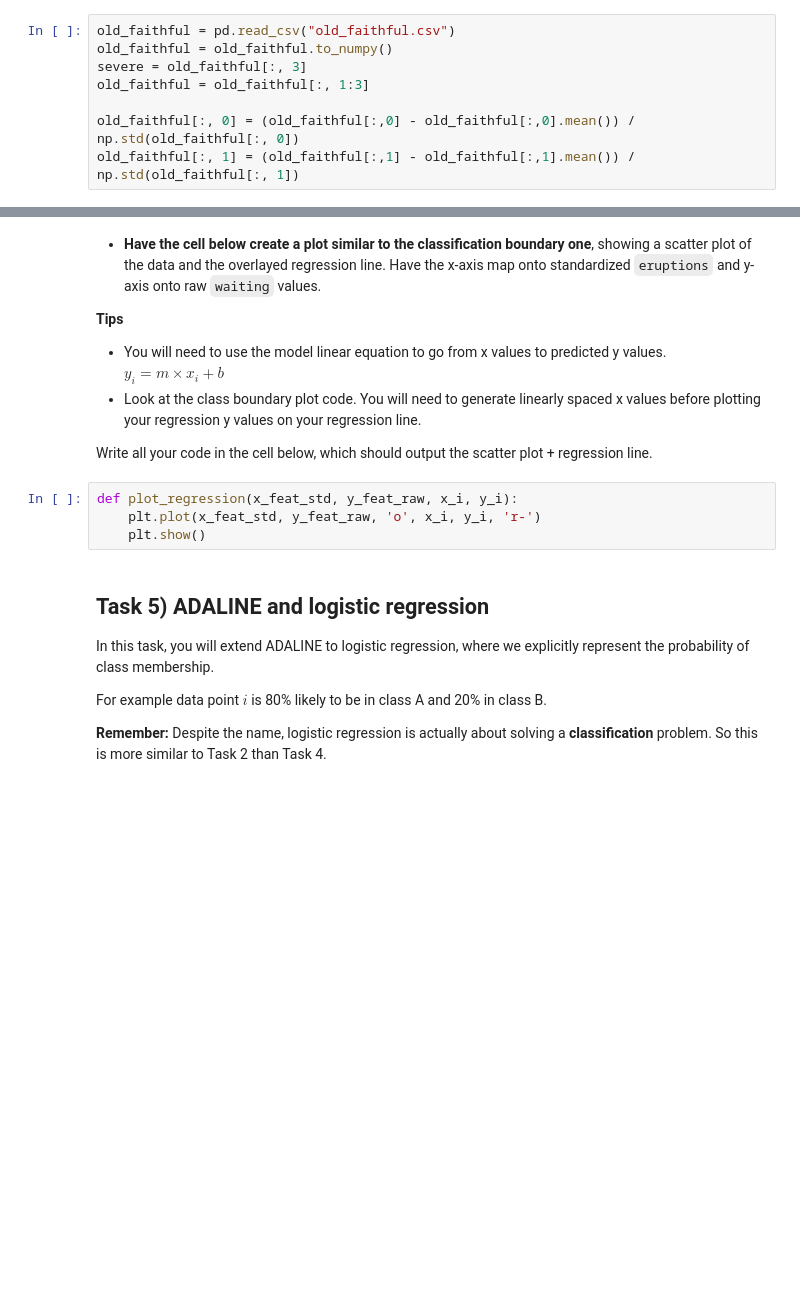
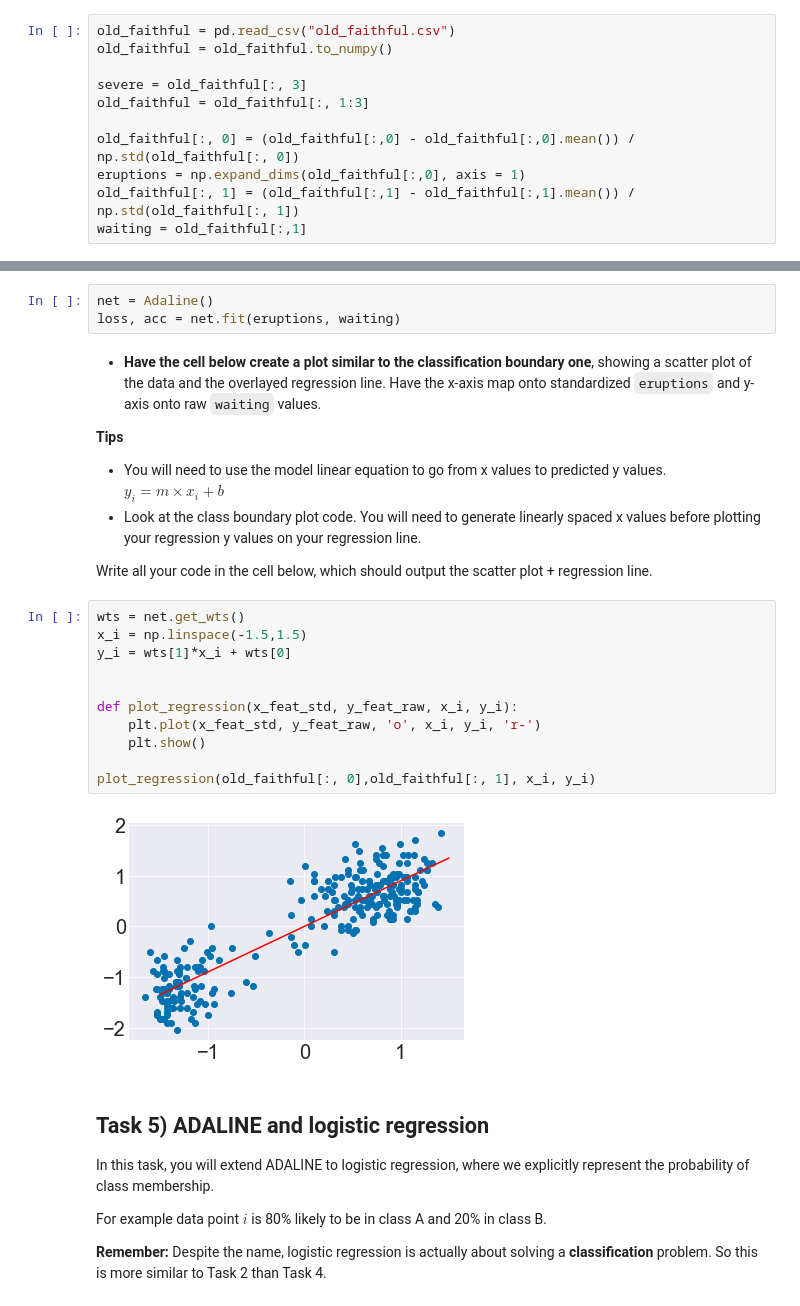
Before and after one commit to ejseal21/NeuralNetworks, a Jupyter notebook: project1/binary_regression.ipynb, the cells around one changed output, grey strips where cells are left out. Drawn from its saved outputs; the diff is of its cells as text; blank space fills up the shorter version.

```diff
--- a/project1/binary_regression.ipynb
+++ b/project1/binary_regression.ipynb
@@ -61,11 +64,14 @@ def plot_adaline_train(net, loss_list, acc_list, plotMarkers=False):
 # %%
 old_faithful = pd.read_csv("old_faithful.csv")
 old_faithful = old_faithful.to_numpy()
+
 severe = old_faithful[:, 3]
 old_faithful = old_faithful[:, 1:3]
 
 old_faithful[:, 0] = (old_faithful[:,0] - old_faithful[:,0].mean()) / np.std(old_faithful[:, 0])
+eruptions = np.expand_dims(old_faithful[:,0], axis = 1)
 old_faithful[:, 1] = (old_faithful[:,1] - old_faithful[:,1].mean()) / np.std(old_faithful[:, 1])
+waiting = old_faithful[:,1]
 # %% [markdown]
 ## Task 4) ADALINE for regression
 
@@ -79,6 +85,9 @@ Given ADALINE's linear (identity) activation and sum-of-squares loss function, t
 - You may need to add a singleton dimension so that that you input ndarray has a defined dimension for Num Features. i.e. shape=(272,1), NOT shape=(272,)
 
 Write your training code in the cell below.
+# %%
+net = Adaline()
+loss, acc = net.fit(eruptions, waiting)
 # %% [markdown]
 - **Have the cell below create a plot similar to the classification boundary one**, showing a scatter plot of the data and the overlayed regression line. Have the x-axis map onto standardized `eruptions` and y-axis onto raw `waiting` values.
 
@@ -88,9 +97,18 @@ Write your training code in the cell below.
 
 Write all your code in the cell below, which should output the scatter plot + regression line.
 # %%
+wts = net.get_wts()
+x_i = np.linspace(-1.5,1.5)
+y_i = wts[1]*x_i + wts[0]
+
+
 def plot_regression(x_feat_std, y_feat_raw, x_i, y_i):
     plt.plot(x_feat_std, y_feat_raw, 'o', x_i, y_i, 'r-')
     plt.show()
+
+plot_regression(old_faithful[:, 0],old_faithful[:, 1], x_i, y_i)
+# %% [output]
+[figure, added]
 # %% [markdown]
 ## Task 5) ADALINE and logistic regression
 
```
Also changed, not shown: parts of 9 cells of this notebook, 2 other files.
